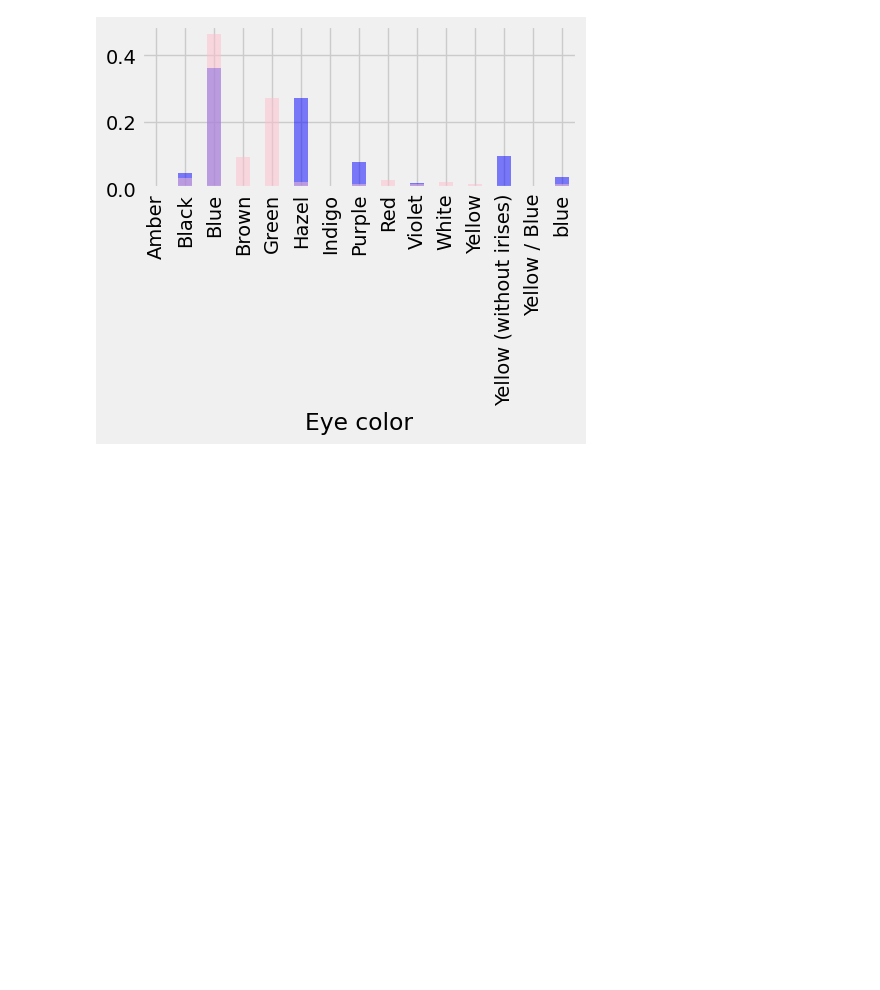
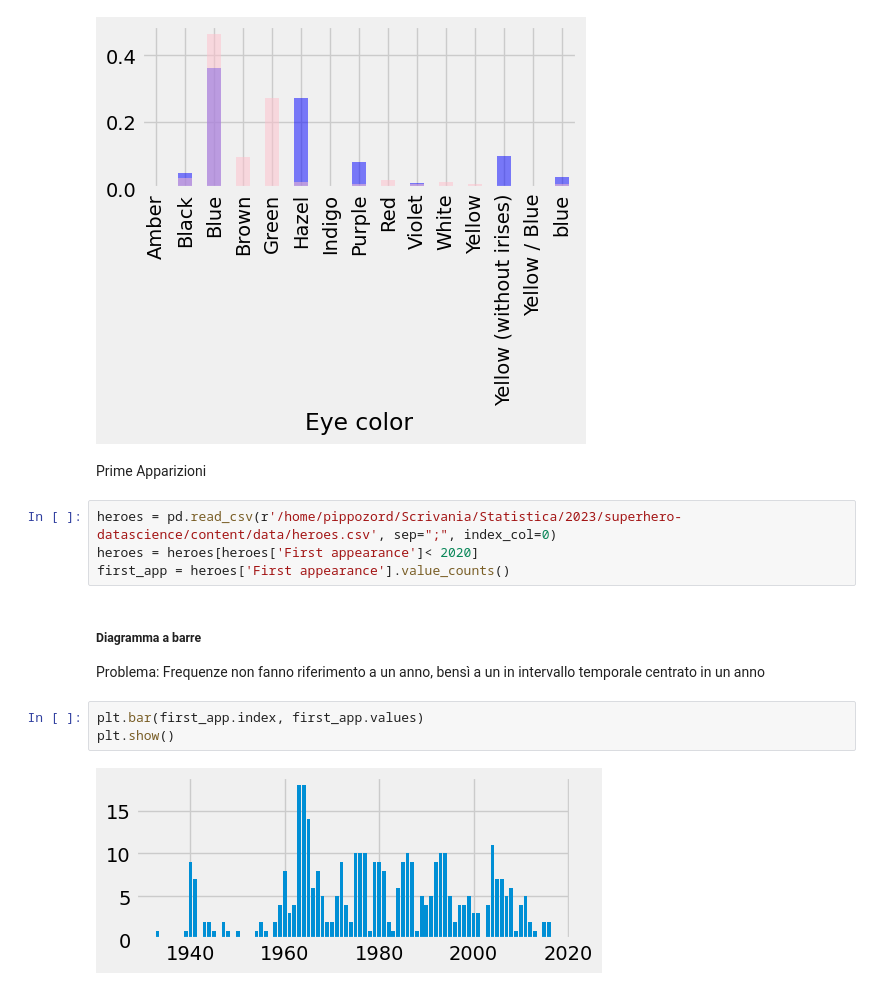
Before and after one commit to PippoZord/superhero-datascience, a Jupyter notebook: content/Esercitazioni/DatiFrequenze.ipynb, the cells around one changed output. Saved outputs shown, nothing was run; the diff lists cells and outputs as text; blank space fills up the shorter version.

Commit message:
Esercitazione: Diagrammi Freq Comulate

```diff
--- a/content/Esercitazioni/DatiFrequenze.ipynb
+++ b/content/Esercitazioni/DatiFrequenze.ipynb
@@ -233,3 +233,18 @@ female_eyes_color_rel.plot.bar(color="pink",alpha=0.5)
 plt.show()
 # %% [output]
 [figure]
+# %% [markdown]
+Prime Apparizioni
+# %%
+heroes = pd.read_csv(r'/home/pippozord/Scrivania/Statistica/2023/superhero-datascience/content/data/heroes.csv', sep=";", index_col=0)
+heroes = heroes[heroes['First appearance']< 2020]
+first_app = heroes['First appearance'].value_counts()
+# %% [markdown]
+<h5>Diagramma a barre</h5>
+
+Problema: Frequenze non fanno riferimento a un anno, bensì a un in intervallo temporale centrato in un anno
+# %%
+plt.bar(first_app.index, first_app.values)
+plt.show()
+# %% [output]
+[figure, added]
```
Also changed, not shown: parts of 13 cells of this notebook, 1 other file.
